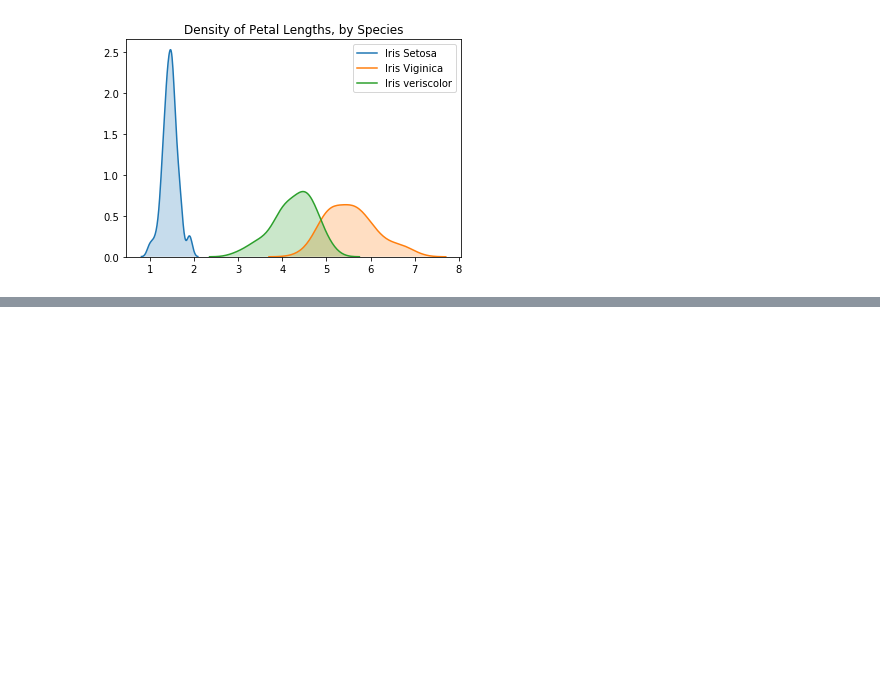
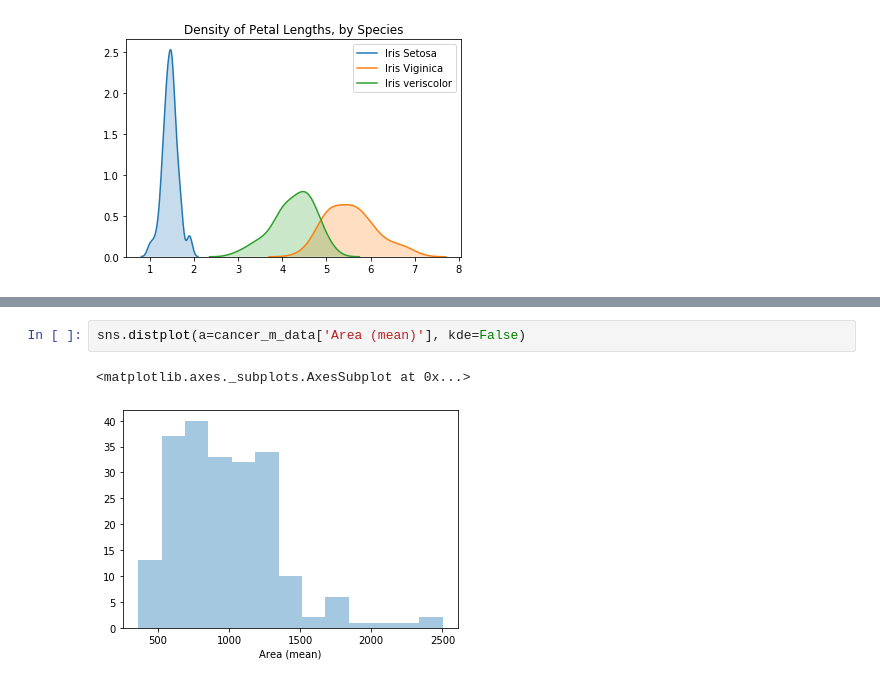
Before and after one commit to wkhosa-wizro/www.kaggle.com-learn, a Jupyter notebook: data-visualization/lessons/distributions/distributions.ipynb, the cells around one changed output, grey strips where cells are left out. Saved outputs shown, nothing was run; the diff lists cells and outputs as text; blank space fills up the shorter version.

```diff
--- a/data-visualization/lessons/distributions/distributions.ipynb
+++ b/data-visualization/lessons/distributions/distributions.ipynb
@@ -92,0 +209,5 @@ plt.legend()
+# %%
+sns.distplot(a=cancer_m_data['Area (mean)'], kde=False)
+# %% [output]
+<matplotlib.axes._subplots.AxesSubplot at 0x...>
+[figure, added]
```
Also changed, not shown: parts of 18 cells of this notebook.
